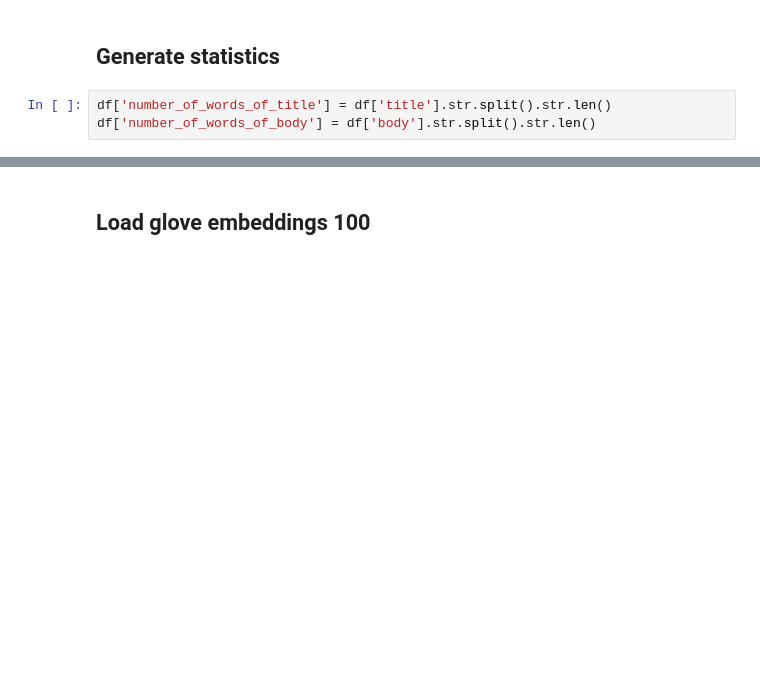
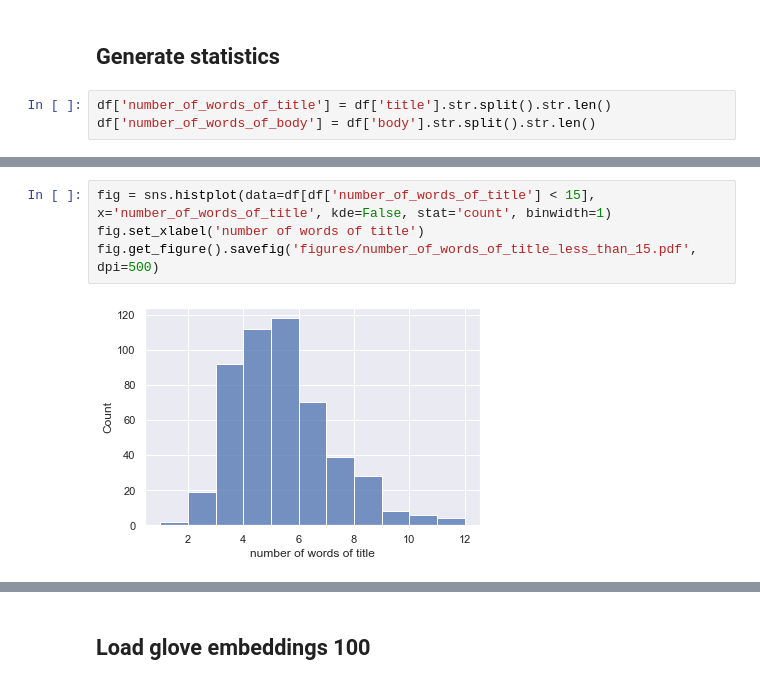
Before and after one commit to nkanak/bug-or-feature, a Jupyter notebook: experiments.ipynb, the cells around one changed output, grey strips where cells are left out. Saved outputs shown, nothing was run; the diff lists cells and outputs as text; blank space fills up the shorter version.

```diff
--- a/experiments.ipynb
+++ b/experiments.ipynb
@@ -124,0 +156,6 @@ Name: label, dtype: int64
+# %%
+fig = sns.histplot(data=df[df['number_of_words_of_title'] < 15], x='number_of_words_of_title', kde=False, stat='count', binwidth=1)
+fig.set_xlabel('number of words of title')
+fig.get_figure().savefig('figures/number_of_words_of_title_less_than_15.pdf', dpi=500)
+# %% [output]
+[figure, added]
```
Also changed, not shown: parts of 79 cells of this notebook.
